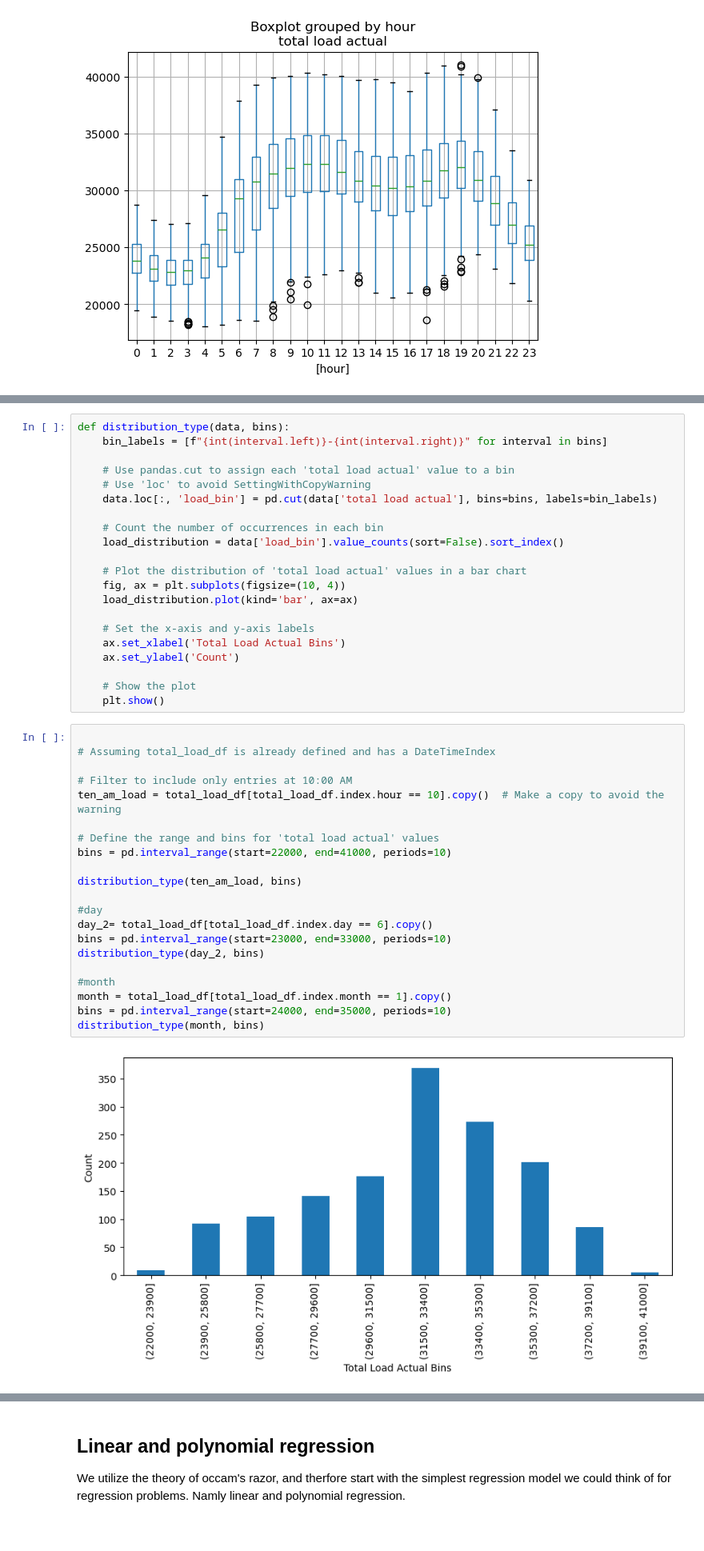
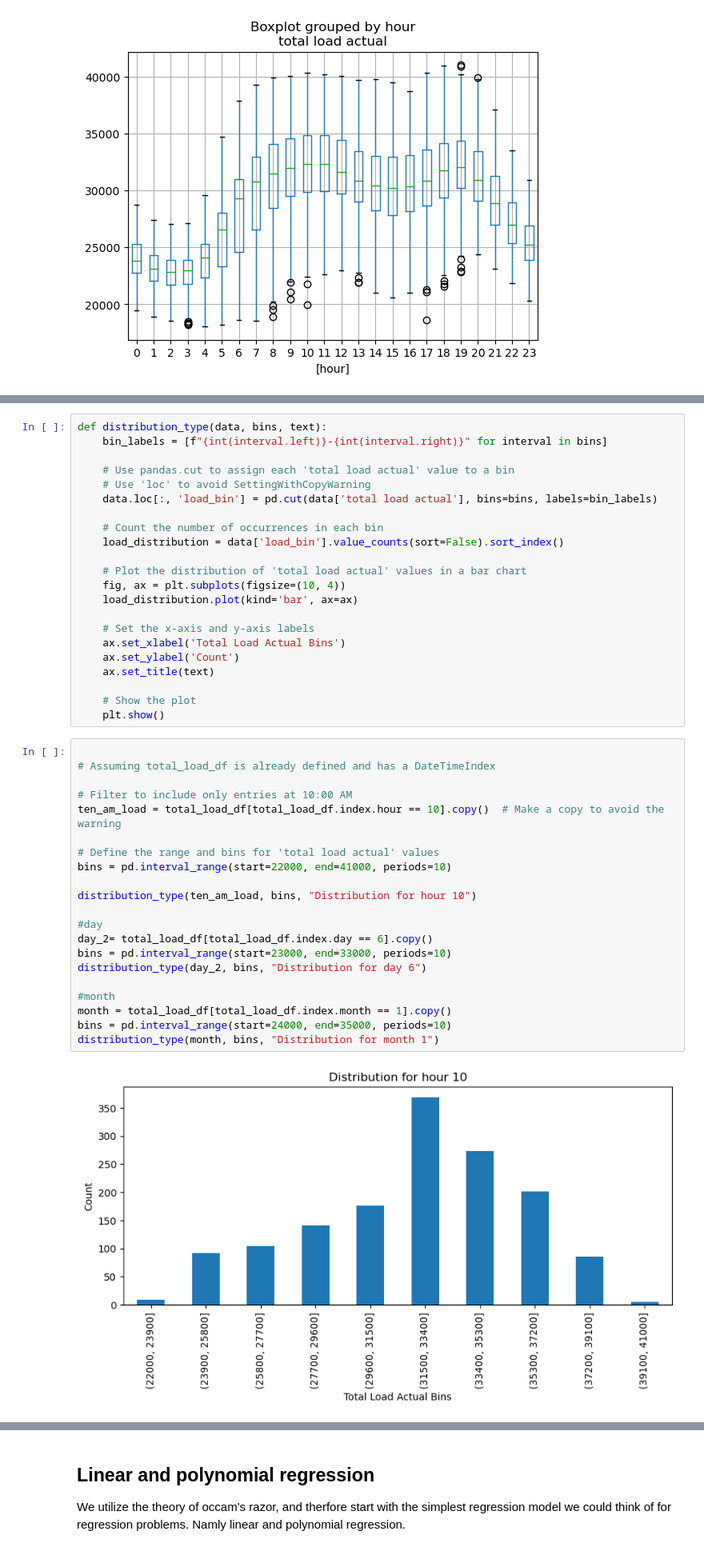
Before and after one commit to siljeberiksen/AI-in-industry, a Jupyter notebook: exam.ipynb, the cells around one changed output, grey strips where cells are left out. Shown at 80% size. Cells and saved outputs as stored; diff of their text form.

Commit message:
Comments and fix in x data

```diff
--- a/exam.ipynb
+++ b/exam.ipynb
@@ -171,5 +200,5 @@ We did more here !!!!!!
 # %%
-def distribution_type(data, bins):
+def distribution_type(data, bins, text):
     bin_labels = [f"{int(interval.left)}-{int(interval.right)}" for interval in bins]
 
     # Use pandas.cut to assign each 'total load actual' value to a bin
@@ -186,29 +215,30 @@ def distribution_type(data, bins):
     # Set the x-axis and y-axis labels
     ax.set_xlabel('Total Load Actual Bins')
     ax.set_ylabel('Count')
+    ax.set_title(text)
 
     # Show the plot
     plt.show()
 # %%
 
 # Assuming total_load_df is already defined and has a DateTimeIndex
 
 # Filter to include only entries at 10:00 AM
 ten_am_load = total_load_df[total_load_df.index.hour == 10].copy()  # Make a copy to avoid the warning
 
 # Define the range and bins for 'total load actual' values
 bins = pd.interval_range(start=22000, end=41000, periods=10)
 
-distribution_type(ten_am_load, bins)
+distribution_type(ten_am_load, bins, "Distribution for hour 10")
 
 #day
 day_2= total_load_df[total_load_df.index.day == 6].copy()
 bins = pd.interval_range(start=23000, end=33000, periods=10)
-distribution_type(day_2, bins)
+distribution_type(day_2, bins, "Distribution for day 6")
 
 #month
 month = total_load_df[total_load_df.index.month == 1].copy()
 bins = pd.interval_range(start=24000, end=35000, periods=10)
-distribution_type(month, bins)
+distribution_type(month, bins, "Distribution for month 1")
 # %% [output]
-[figure, old version]
+[figure, new version]
```
Also changed, not shown: parts of 34 cells of this notebook, 1 other file.
